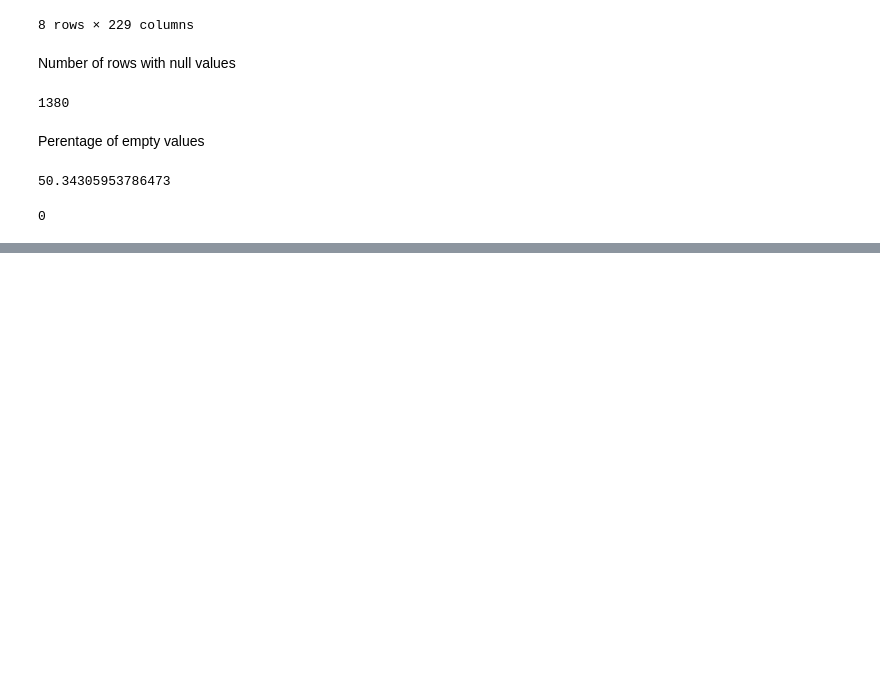
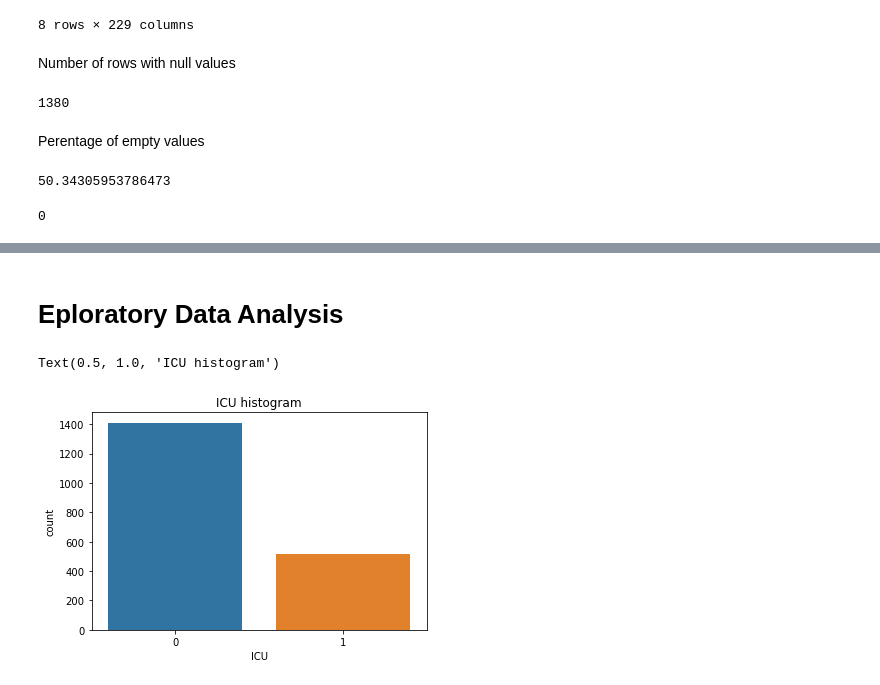
Before and after one commit to gusAGR/machine-learning-tfg, a Jupyter notebook: notebooks/Sirio_Libanes.ipynb, the cells around one changed output, grey strips where cells are left out. Saved outputs shown, nothing was run; the diff lists cells and outputs as text; code cells hidden in the pictures; blank space fills up the shorter version.

Commit message:
Dataset quality analysis and exploratory analysis

```diff
--- a/notebooks/Sirio_Libanes.ipynb
+++ b/notebooks/Sirio_Libanes.ipynb
@@ -52,0 +55,9 @@ data.isnull().all(axis=1).sum()
+# %% [markdown]
+# Eploratory Data Analysis
+# %%
+
+sns.countplot(data=data, x='ICU')
+plt.title('ICU histogram')
+# %% [output]
+Text(0.5, 1.0, 'ICU histogram')
+[figure, added]
```
Also changed, not shown: parts of 17 cells of this notebook.
